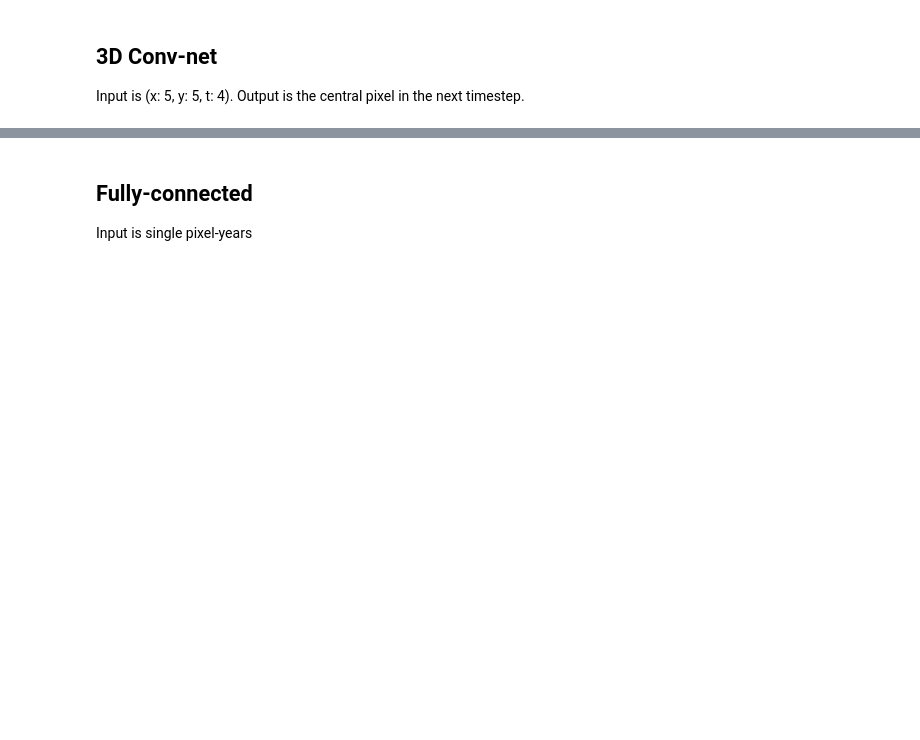
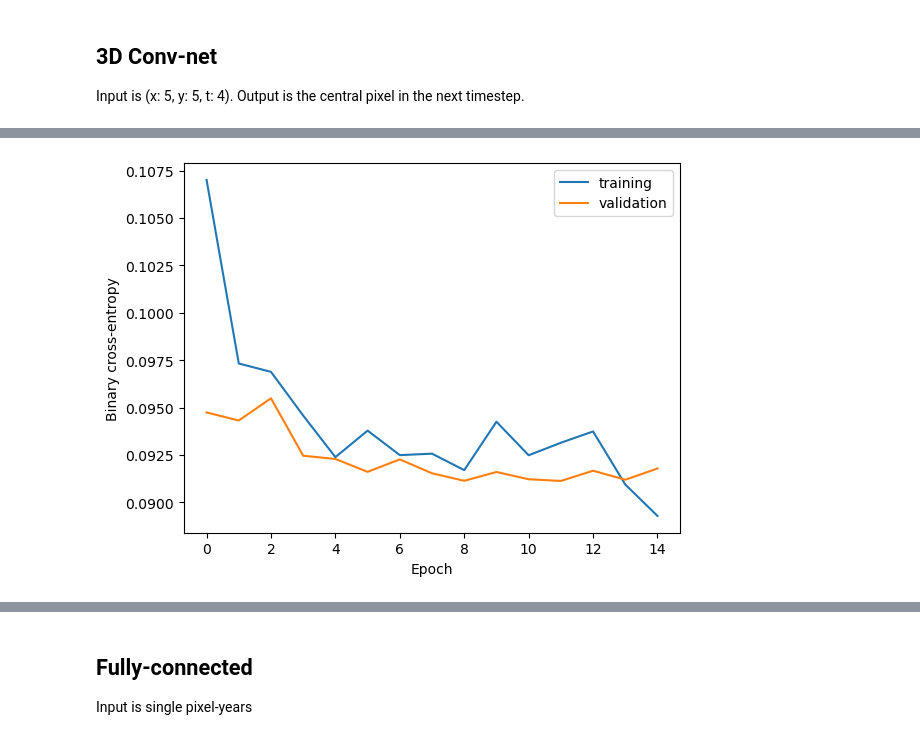
Before and after one commit to s-kganz/ForestLST, a Jupyter notebook: notebooks/westmort_training.ipynb, the cells around one changed output, grey strips where cells are left out. Cells and saved outputs as stored; diff of their text form; code cells hidden in the pictures; blank space fills up the shorter version.

Commit message:
tweak westmort training

```diff
--- a/notebooks/westmort_training.ipynb
+++ b/notebooks/westmort_training.ipynb
@@ -157,0 +173,25 @@ Epoch 10         Training loss: 0.25     Validation loss: 0.2199999988079071
+# %%
+from matplotlib import pyplot as plt
+
+perf_log = "logs/damage_3d/3dcnn_performance"
+
+learning_curves = util.training.parse_tensorboard(
+    perf_log, ["Loss/train", "Loss/valid"]
+)
+
+# Filter out an old run
+train_loss = learning_curves["Loss/train"]
+valid_loss = learning_curves["Loss/valid"]
+
+fig, ax = plt.subplots()
+
+ax.plot(train_loss["step"], train_loss["value"], label="training")
+ax.plot(valid_loss["step"], valid_loss["value"], label="validation")
+
+plt.ylabel("Binary cross-entropy")
+plt.xlabel("Epoch")
+
+plt.legend()
+plt.show()
+# %% [output]
+[figure, added]
```
Also changed, not shown: parts of 30 cells of this notebook.
